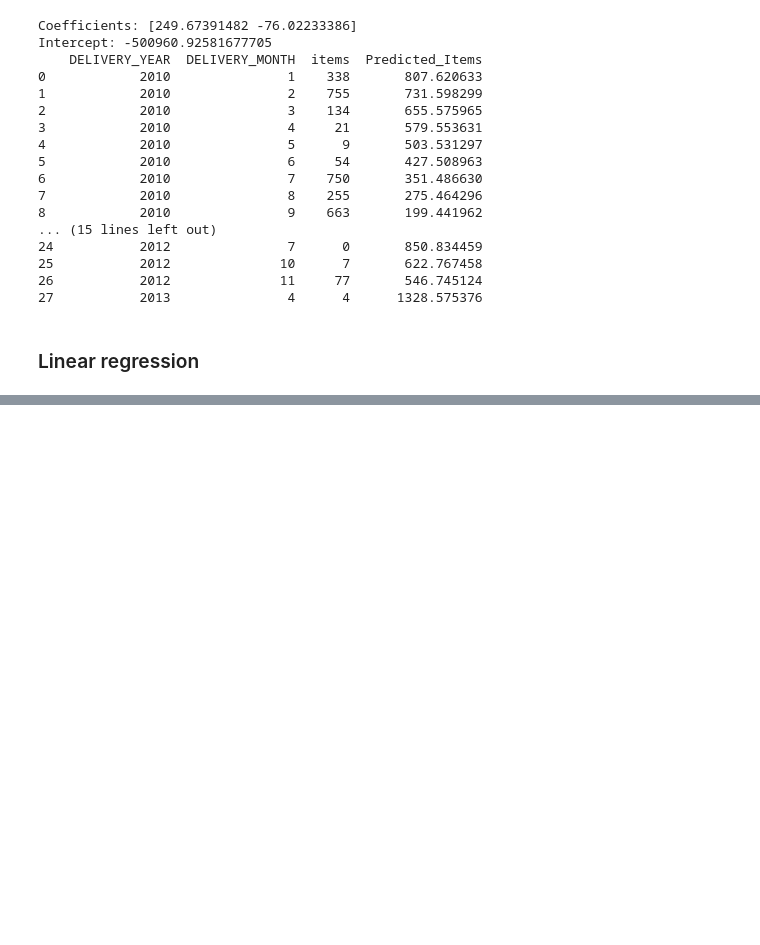
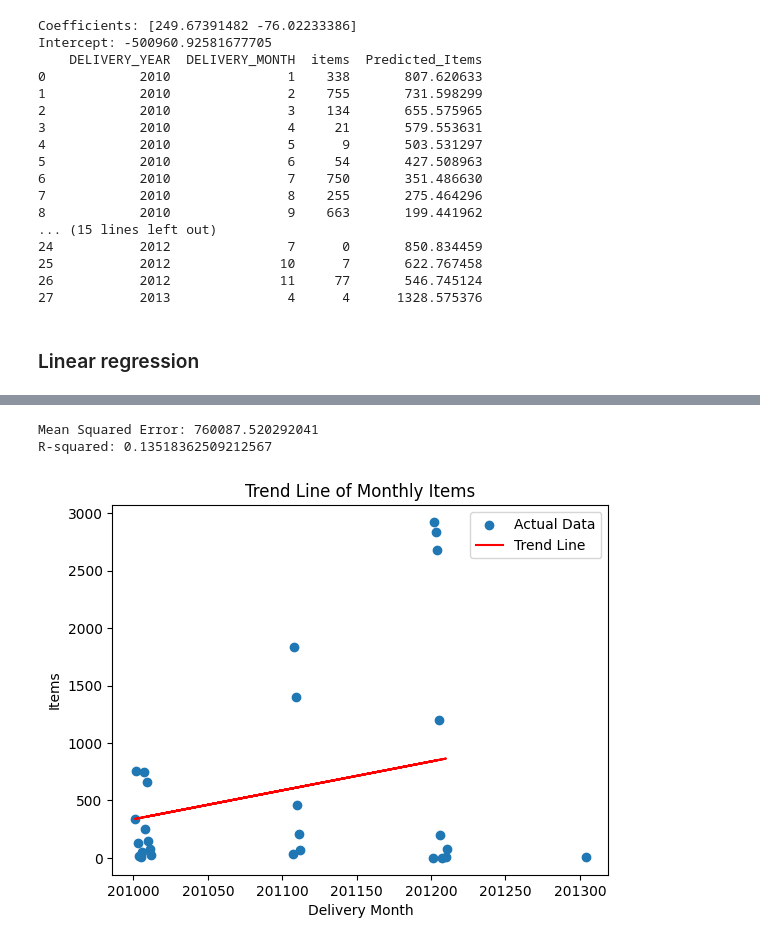
Before and after one commit to LLF00/datascience1, a Jupyter notebook: 5140 modelling/mockHackathon.ipynb, the cells around one changed output, grey strips where cells are left out. Saved outputs shown, nothing was run; the diff lists cells and outputs as text; code cells hidden in the pictures; blank space fills up the shorter version.

```diff
--- a/5140 modelling/mockHackathon.ipynb
+++ b/5140 modelling/mockHackathon.ipynb
@@ -570,0 +741,10 @@ df2 = monthly_demand_by_year.copy()
+# %%
+import pandas as pd
+
+# Assuming df3 is your aggregated DataFrame
+
+# Merge 'DELIVERY_YEAR' and 'DELIVERY_MONTH' columns and format as 'yyyy-mm'
+df3['Delivery Month'] = df3['DELIVERY_YEAR'].astype(str) + '-' + df3['DELIVERY_MONTH'].astype(str).str.zfill(2)
+
+# Display the updated DataFrame
+print(df3[['DELIVERY_YEAR', 'DELIVERY_MONTH', 'items', 'Delivery Month']])
@@ -570,0 +769,58 @@ df2 = monthly_demand_by_year.copy()
+# %%
+import pandas as pd
+import matplotlib.pyplot as plt
+from sklearn.model_selection import train_test_split
+from sklearn.linear_model import LinearRegression
+from sklearn.metrics import mean_squared_error, r2_score
+
+# Assuming df3 is your aggregated DataFrame
+
+# Create 'Delivery Month' column by merging 'DELIVERY_YEAR' and 'DELIVERY_MONTH'
+df3['Delivery Month'] = df3['DELIVERY_YEAR'].astype(str) + '-' + df3['DELIVERY_MONTH'].astype(str).str.zfill(2)
+
+# Select features and target variable
+features = ['Delivery Month']
+target = 'items'
+
+# Convert 'Delivery Month' to numerical representation (e.g., 2022-01 to 202201)
+df3['Delivery Month'] = pd.to_datetime(df3['Delivery Month']).dt.strftime('%Y%m').astype(int)
+
+# Split the data into training and testing sets
+X_train, X_test, y_train, y_test = train_test_split(df3[features], df3[target], test_size=0.2, random_state=42)
+
+# Create a linear regression model
+model = LinearRegression()
+
+# Train the model
+model.fit(X_train, y_train)
+
+# Make predictions on the test set
+y_pred = model.predict(X_test)
+
+# Evaluate the model
+mse = mean_squared_error(y_test, y_pred)
+r2 = r2_score(y_test, y_pred)
+
+print(f'Mean Squared Error: {mse}')
+print(f'R-squared: {r2}')
+
+# Plot the actual data points
+plt.scatter(df3['Delivery Month'], df3['items'], label='Actual Data')
+
+# Plot the trend line
+plt.plot(X_test, y_pred, color='red', label='Trend Line')
+
+# Add labels and title
+plt.xlabel('Delivery Month')
+plt.ylabel('Items')
+plt.title('Trend Line of Monthly Items')
+
+# Add legend
+plt.legend()
+
+# Show the plot
+plt.show()
+# %% [output]
+Mean Squared Error: 760087.520292041
+R-squared: 0.13518362509212567
+[figure, added]
```
Also changed, not shown: parts of 11 cells of this notebook.
